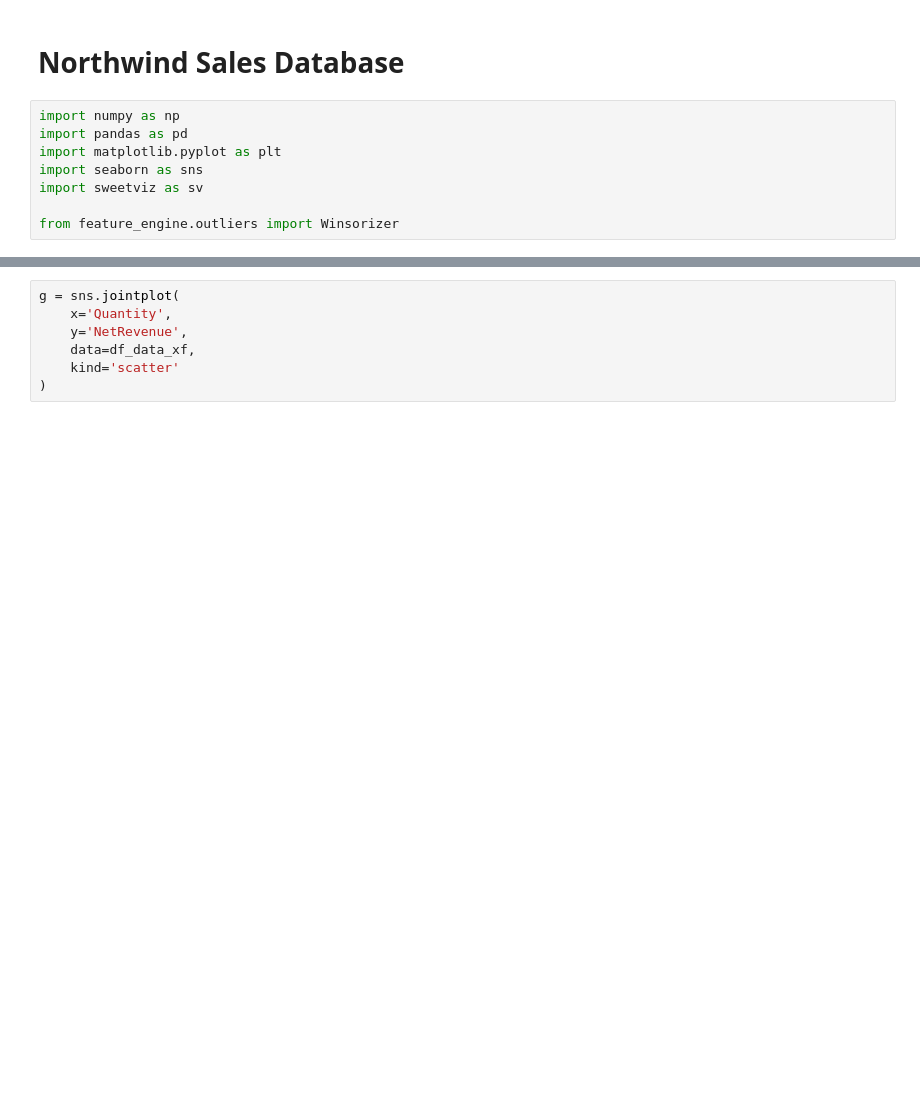
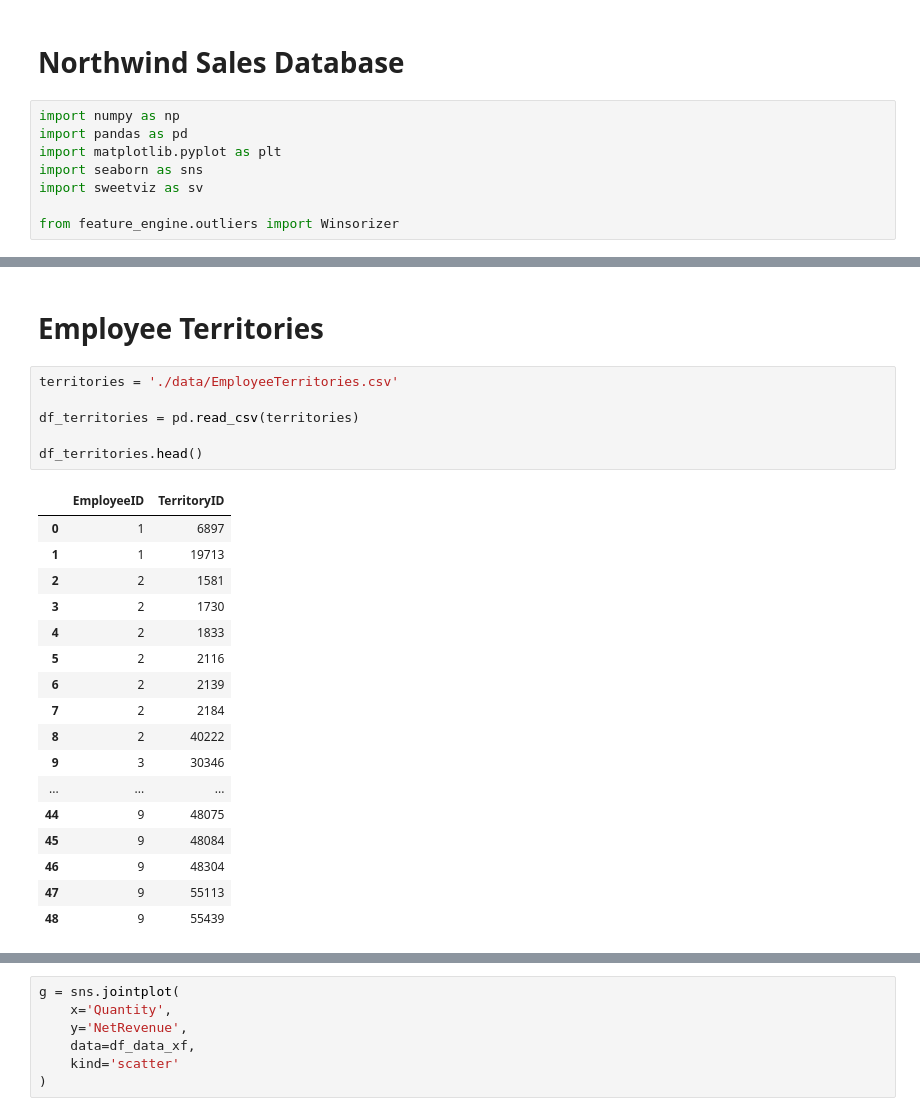
Before and after one commit to BenJMcCarty/Northwind_Database, a Jupyter notebook: EDA.ipynb, the cells around one changed output, grey strips where cells are left out. Drawn from its saved outputs; the diff is of its cells as text; blank space fills up the shorter version.

```diff
--- a/EDA.ipynb
+++ b/EDA.ipynb
@@ -30,0 +137,26 @@ df_data
+# %% [markdown]
+# Employee Territories
+# %%
+territories = './data/EmployeeTerritories.csv'
+
+df_territories = pd.read_csv(territories)
+
+df_territories.head()
+# %% [output]
+|  | EmployeeID | TerritoryID |
+| 0 | 1 | 6897 |
+| 1 | 1 | 19713 |
+| 2 | 2 | 1581 |
+| 3 | 2 | 1730 |
+| 4 | 2 | 1833 |
+| 5 | 2 | 2116 |
+| 6 | 2 | 2139 |
+| 7 | 2 | 2184 |
+| 8 | 2 | 40222 |
+| 9 | 3 | 30346 |
+| ... | ... | ... |
+| 44 | 9 | 48075 |
+| 45 | 9 | 48084 |
+| 46 | 9 | 48304 |
+| 47 | 9 | 55113 |
+| 48 | 9 | 55439 |
```
Also changed, not shown: parts of 23 cells of this notebook, 1 other file.
